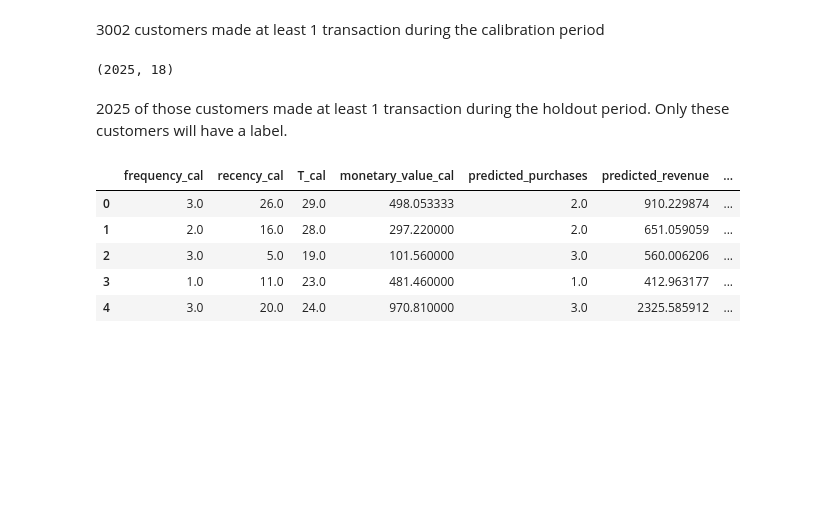
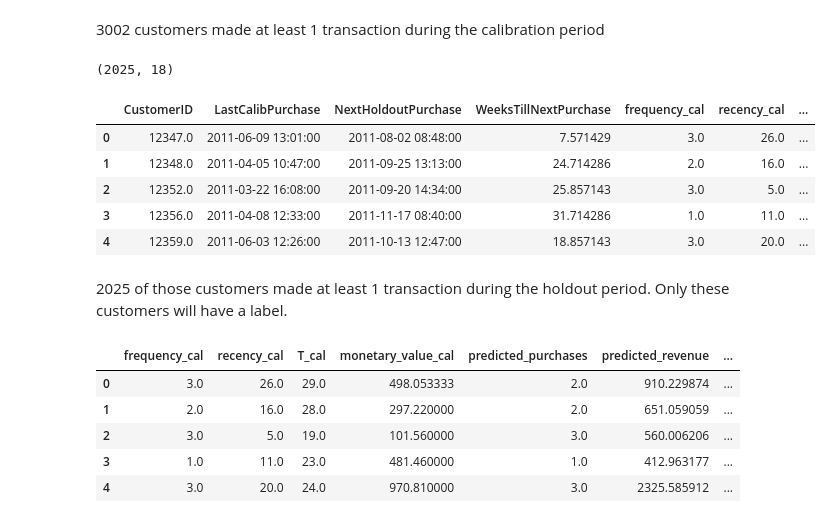
Before and after one commit to W-Tran/Online-Retail, a Jupyter notebook: online_retail.ipynb, the cells around one changed output. Saved outputs shown, nothing was run; the diff lists cells and outputs as text; code cells hidden in the pictures; blank space fills up the shorter version.

```diff
--- a/online_retail.ipynb
+++ b/online_retail.ipynb
@@ -1044,14 +1035,23 @@ train_df.columns = ['CustomerID', 'LastPurchase']
 train_df = train_df.merge(transaction_df_holdout.groupby("CustomerID")['InvoiceDate'].min().reset_index(),
                     how = 'inner',
                     on = 'CustomerID')
-train_df.columns = ['CustomerID', 'LastPurchase', 'NextPurchase']
+train_df.columns = ['CustomerID', 'LastCalibPurchase', 'NextHoldoutPurchase']
 # Weeks till purchase
-train_df['WeeksTillNextPurchase'] = (train_df['NextPurchase'] - train_df['LastPurchase']).dt.days/7
+train_df['WeeksTillNextPurchase'] = (train_df['NextHoldoutPurchase'] - train_df['LastCalibPurchase']).dt.days/7
 train_df = train_df.merge(summary_cal_holdout, how='left', on = 'CustomerID')
 # %%
 train_df.shape
 # %% [output]
 (2025, 18)
+# %%
+train_df.head()
+# %% [output]
+|  | CustomerID | LastCalibPurchase | NextHoldoutPurchase | WeeksTillNextPurchase | frequency_cal | recency_cal | ... |
+| 0 | 12347.0 | 2011-06-09 13:01:00 | 2011-08-02 08:48:00 | 7.571429 | 3.0 | 26.0 | ... |
+| 1 | 12348.0 | 2011-04-05 10:47:00 | 2011-09-25 13:13:00 | 24.714286 | 2.0 | 16.0 | ... |
+| 2 | 12352.0 | 2011-03-22 16:08:00 | 2011-09-20 14:34:00 | 25.857143 | 3.0 | 5.0 | ... |
+| 3 | 12356.0 | 2011-04-08 12:33:00 | 2011-11-17 08:40:00 | 31.714286 | 1.0 | 11.0 | ... |
+| 4 | 12359.0 | 2011-06-03 12:26:00 | 2011-10-13 12:47:00 | 18.857143 | 3.0 | 20.0 | ... |
 # %% [markdown]
 2025 of those customers made at least 1 transaction during the holdout period. Only these customers will have a label.
 # %%
```
Also changed, not shown: parts of 9 cells of this notebook, 1 other file.
